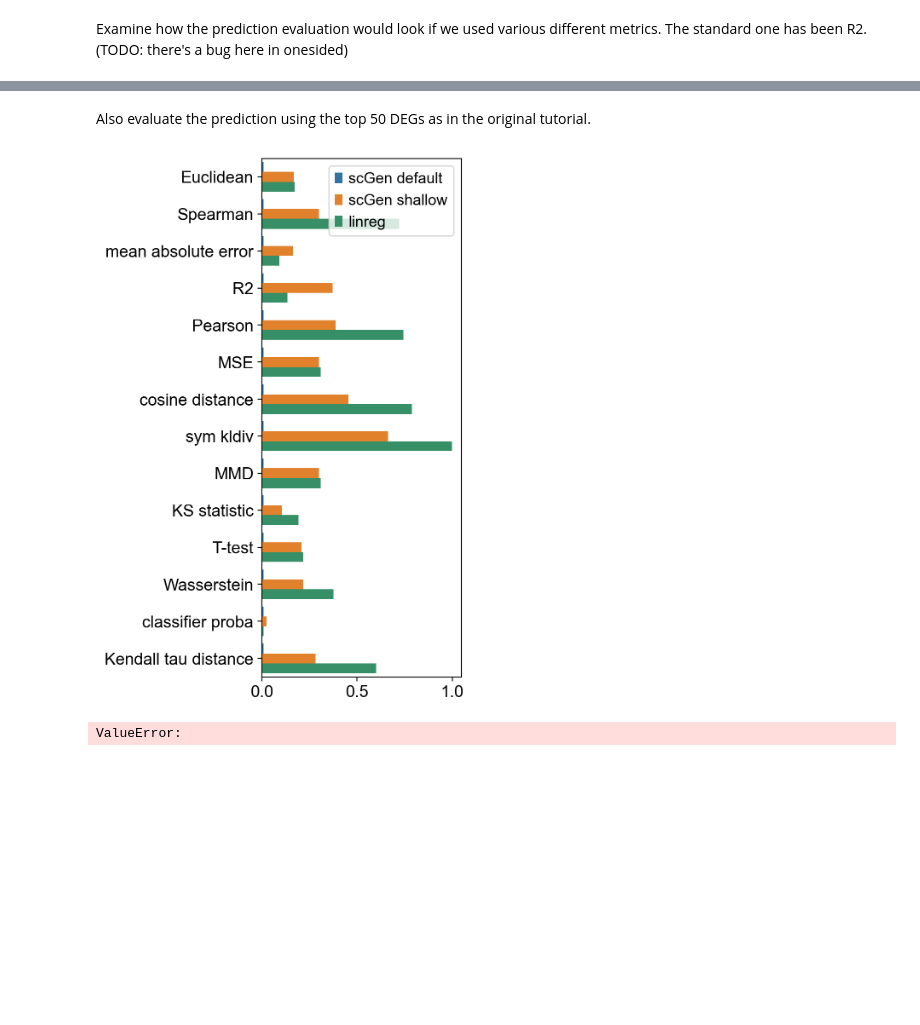
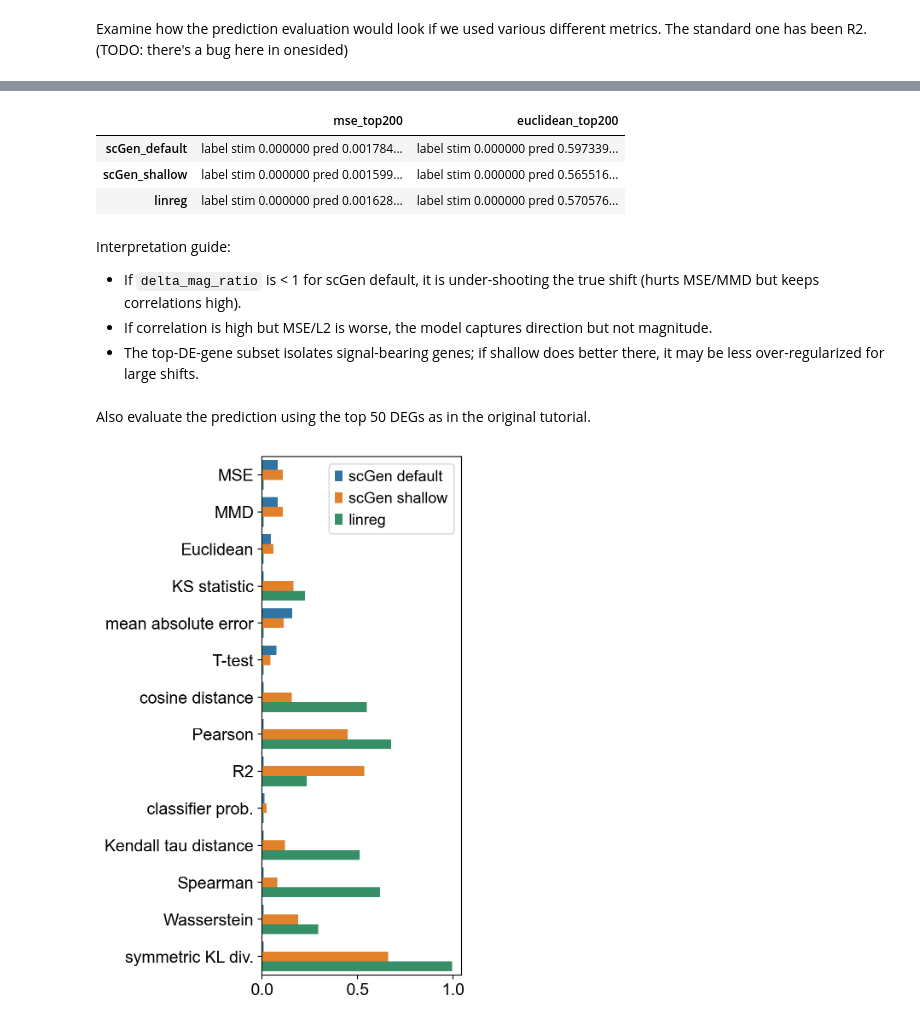
Before and after one commit to theislab/perturbation-metrics, a Jupyter notebook: example_notebooks/example_evaluate_model.ipynb, the cells around one changed output, grey strips where cells are left out. Saved outputs shown, nothing was run; the diff lists cells and outputs as text; code cells hidden in the pictures; blank space fills up the shorter version.

```diff
--- a/example_notebooks/example_evaluate_model.ipynb
+++ b/example_notebooks/example_evaluate_model.ipynb
@@ -39,3 +43,5 @@ metrics += ['classifier_proba', 'classifier_cp', 'kendalltau_distance']  # newly
+# %%
+metrics = ['mse', 'mmd', 'euclidean', 'edistance', 'ks_test', 'mean_absolute_error', 't_test', 'cosine_distance', 'pearson_distance', 'r2_distance', 'classifier_proba', 'classifier_cp', 'kendalltau_distance', 'spearman_distance', 'wasserstein', 'sym_kldiv']
 # %%
 adata = pt.dt.kang_2018()
 scanpy_setup(adata)  # log-normalized
@@ -63,7 +69,7 @@ Predict with pertpy scGen several times, changing the hyperparamters.
 # %%
 preds = {}
 # %%
-model = pt.tl.Scgen(train)
+model = pt.tl.Scgen(train, n_latent=100, n_layers=2, n_hidden=800, dropout_rate=0.2)
 model.train(
     max_epochs=100,
     batch_size=32,
@@ -237,7 +230,8 @@ def plot(df, cols=None):
         'spearman distance': 'Spearman',
         'classifier cp': 'classifier class projection',
         'wasserstein':'Wasserstein',
-        'sym_kldiv':'symmetric KL div.'
+        'sym kldiv':'symmetric KL div.',
+        'classifier proba': 'classifier prob.'
     })
 
     df = df.div(df.max(axis=1), axis=0)
@@ -260,3 +300,47 @@ plot(perf_df, ['pred_scGen_default', 'pred_scGen_shallow'])
+# %%
+# Compare performance restricted to the most perturbed genes
+# Identify top DE genes between real stim vs ctrl (by mean shift magnitude)
+X_ctrl = _dense(ctrl_adata.layers['lognorm'] if 'lognorm' in ctrl_adata.layers else ctrl_adata.X)
+X_stim = _dense(stim_adata.layers['lognorm'] if 'lognorm' in stim_adata.layers else stim_adata.X)
+mean_shift = np.abs(X_stim.mean(axis=0) - X_ctrl.mean(axis=0))
+top_n = 200
+top_idx = np.argsort(mean_shift)[-top_n:]
+
+def _subset(adata, idx):
+    out = adata[:, idx].copy()
+    return out
+
+sub_ctrl = _subset(ctrl_adata, top_idx)
+sub_stim = _subset(stim_adata, top_idx)
+if 'lognorm' not in sub_stim.layers:
+    sub_stim.layers['lognorm'] = sub_stim.X
+
+sub_perf = {}
+for k, model_pred in preds.items():
+    pred = model_pred[model_pred.obs['label'] == 'pred']
+    pred = _subset(pred, top_idx)
+    if 'lognorm' not in pred.layers:
+        pred.layers['lognorm'] = pred.X
+    # use a couple of representative distances
+    met_mse = pt.tl.Distance(metric='mse', layer_key='lognorm')
+    met_euc = pt.tl.Distance(metric='euclidean', layer_key='lognorm')
+    sub_perf[k] = {
+        'mse_top200': met_mse.onesided_distances(ad.concat([sub_stim, pred]), 'label', selected_group='stim', show_progressbar=False, n_jobs=-1),
+        'euclidean_top200': met_euc.onesided_distances(ad.concat([sub_stim, pred]), 'label', selected_group='stim', show_progressbar=False, n_jobs=-1),
+    }
+
+pd.DataFrame(sub_perf).T
+# %% [output]
+|  | mse_top200 | euclidean_top200 |
+| scGen_default | label stim 0.000000 pred 0.001784... | label stim 0.000000 pred 0.597339... |
+| scGen_shallow | label stim 0.000000 pred 0.001599... | label stim 0.000000 pred 0.565516... |
+| linreg | label stim 0.000000 pred 0.001628... | label stim 0.000000 pred 0.570576... |
+# %% [markdown]
+Interpretation guide:
+
+- If `delta_mag_ratio` is \< 1 for scGen default, it is under-shooting the true shift (hurts MSE/MMD but keeps correlations high).
+- If correlation is high but MSE/L2 is worse, the model captures direction but not magnitude.
+- The top-DE-gene subset isolates signal-bearing genes; if shallow does better there, it may be less over-regularized for large shifts.
 # %% [markdown]
 Also evaluate the prediction using the top 50 DEGs as in the original tutorial.
 # %%
@@ -279,7 +363,5 @@ deg_perf_df = pd.concat(dfs, axis=1)
 deg_perf_df = deg_perf_df[[c for c in deg_perf_df.columns if 'pred' in c]]
 # %%
 plot(deg_perf_df)
-raise ValueError()
 # %% [output]
-[figure, old version]
+[figure, new version]
-ValueError:
```
Also changed, not shown: parts of 11 cells of this notebook.
